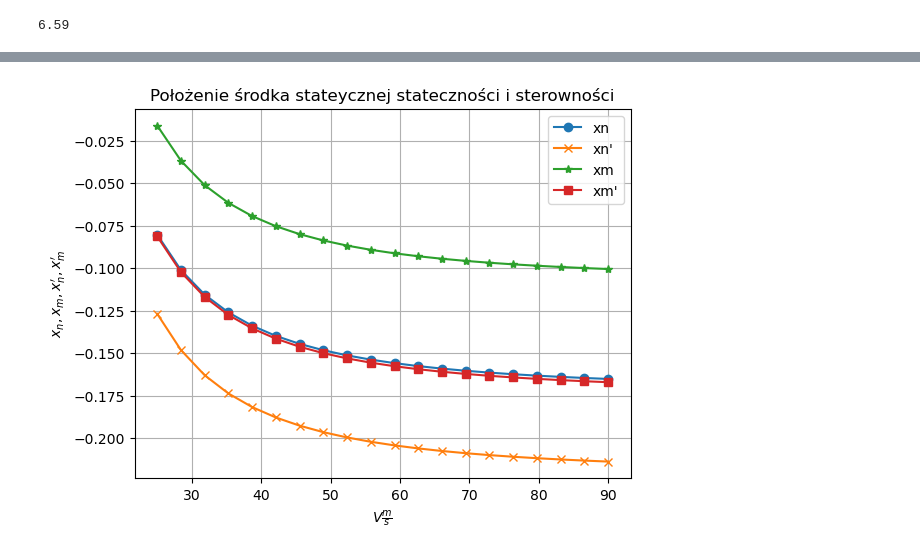
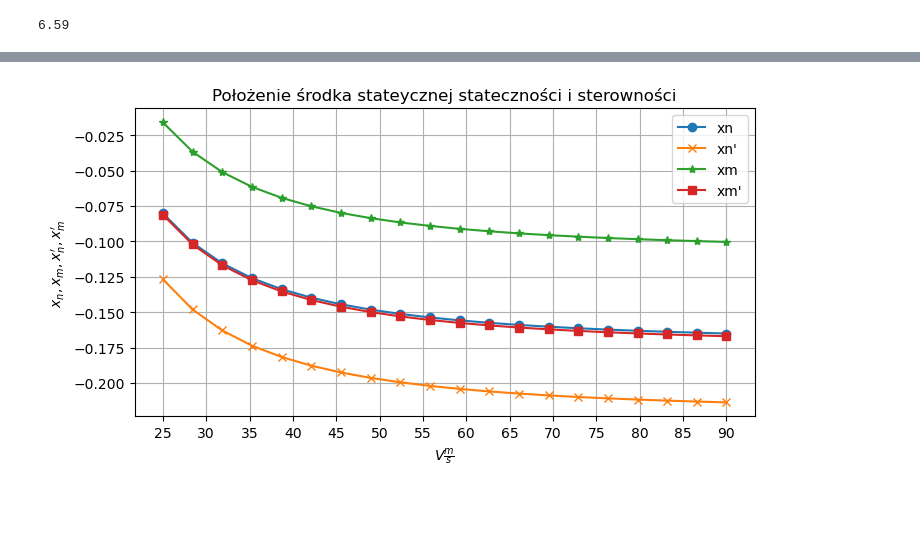
Before and after one commit to mahromir/FLIGHT_MECHANICS, a Jupyter notebook: proj10/src/ml_proj10.ipynb, the cells around one changed output, grey strips where cells are left out. Cells and saved outputs as stored; diff of their text form; code cells hidden in the pictures; blank space fills up the shorter version.

```diff
--- a/proj10/src/ml_proj10.ipynb
+++ b/proj10/src/ml_proj10.ipynb
@@ -113,28 +134,28 @@ plt.savefig("../latex_raport/imgs/xn_cz.png", dpi = 200)
 # %%
 import numpy as np
 import matplotlib.pyplot as plt
 
 
 v = np.linspace(25, 90, 20)
 cz = get_cz(v)
 
-fig, ax = plt.subplots()
+fig, ax = plt.subplots(figsize=(8, 4))
 
 # create above plots but with different markers
 ax.plot(v, xn(cz), label="xn", marker="o")
 ax.plot(v, xn_p(cz), label="xn'", marker="x")
 ax.plot(v, xm(cz), label="xm", marker="*")
 ax.plot(v, xm_p(cz), label="xm'", marker="s")
 
 ax.set_xlabel("$V \\frac{m}{s}$")
 ax.set_ylabel("$x_n, x_m, x_n', x_m'$")
 
 ax.set_title("Położenie środka stateycznej stateczności i sterowności")
 
-# ax.xaxis.set_major_locator(MultipleLocator(0.2))
+ax.xaxis.set_major_locator(MultipleLocator(5))
 ax.legend()
 ax.grid()
 
 plt.savefig("../latex_raport/imgs/xn_v.png", dpi = 200)
 # %% [output]
-[figure, old version]
+[figure, new version]
```
Also changed, not shown: parts of 14 cells of this notebook, 7 other files.
